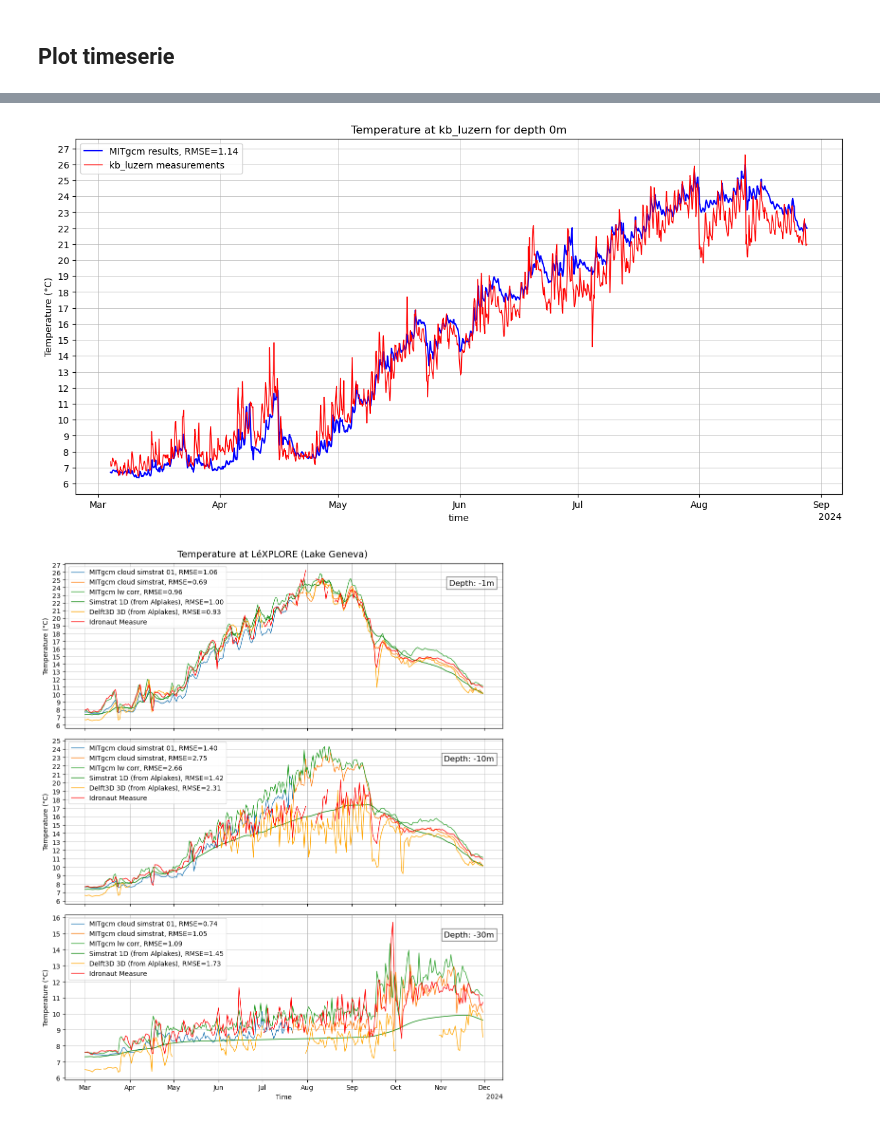
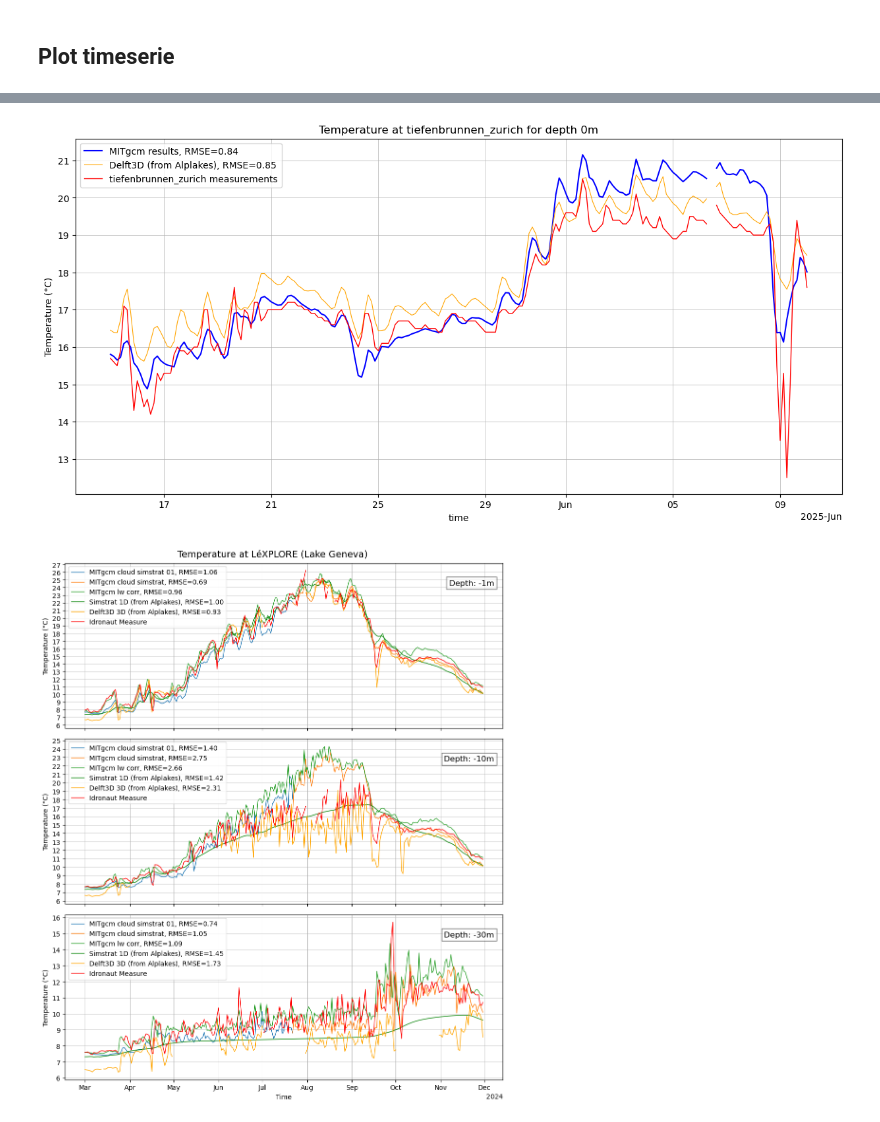
Before and after one commit to leroquan/plot_results, a Jupyter notebook: RMSE/ZH_compare_alp3d_alp1D_crop-mitgcm_meas.ipynb, the cells around one changed output, grey strips where cells are left out. Cells and saved outputs as stored; diff of their text form; code cells hidden in the pictures.

```diff
--- a/LU_compare_alp3d_alp1D_crop-mitgcm_meas.ipynb
+++ b/RMSE/ZH_compare_alp3d_alp1D_crop-mitgcm_meas.ipynb
@@ -60,5 +65,5 @@ Time series saved at: /storage/alplakes_test/Soren/lake_lu/100m/march_oct_2024/c
 # %%
-output_dir = "/storage/alplakes_test/Soren/lake_lu/100m/march_oct_2024/crop_output"
+output_dir = "/storage/alplakes_test/Soren/lake_zh/2025/crop_output"
 output_file = os.path.join(output_dir, f"{sta_name}_cropped.nc")
 xr_mitgcm =  xr.open_dataset(output_file)
 print(f'XC: {xr_mitgcm.XC.values}, YC: {xr_mitgcm.YC.values}')
@@ -85,4 +90,6 @@ xr_mitgcm_merged = xr.concat([xr_mitgcm[0], xr_mitgcm[1]], dim='time')
 # %%
 start_date = pd.to_datetime(xr_mitgcm['time'].values[0]).to_pydatetime()  #datetime(2024, 1, 1, 0, 0, 0)
 end_date = pd.to_datetime(xr_mitgcm['time'].values[-1]).to_pydatetime() #datetime(2025, 1, 1, 0, 0, 0)
-start_date
+
+select_date = datetime(2025, 5, 15)
+xr_mitgcm = xr_mitgcm.sel(time=slice(select_date, end_date))
@@ -170,7 +187,7 @@ def resample_all_timeseries(time_step, depth_plot, max_gap_allowed):
         freq=time_step
     )
     common_time_axis = pd.to_datetime(common_time_axis).tz_localize(None)
-    meas_selected = xr_measure['temperature']
+    meas_selected = xr_measure['water_temperature']
     print(meas_selected['time'])
     meas_selected['time'] = pd.to_datetime(meas_selected['time'].values).tz_localize(None)
     meas_interp = interpolate_to_time_axis(meas_selected, common_time_axis, max_gap_allowed)
@@ -179,19 +196,19 @@ def resample_all_timeseries(time_step, depth_plot, max_gap_allowed):
     #simstrat_selected = simstrat_data['temperature'].sel(depth=-depth_plot, method='nearest').sel(time=slice(start_date,end_date))
     #simstrat_interp = interpolate_to_time_axis(simstrat_selected, common_time_axis, max_gap_allowed)
 
-    #alplakes_selected = load_alplakes_3d(sta_name, depth_plot)['temperature']
-    #alplakes_selected['time'] = pd.to_datetime(alplakes_selected['time'].values).tz_localize(None)
-    #alplakes_selected = alplakes_selected.sortby('time')
-    #print(alplakes_selected['time'])
-    #alplakes_interp = interpolate_to_time_axis(alplakes_selected, common_time_axis, max_gap_allowed)
-    #print('alplakes interpolated')
+    alplakes_selected = load_alplakes_3d(sta_name, depth_plot)['temperature']
+    alplakes_selected['time'] = pd.to_datetime(alplakes_selected['time'].values).tz_localize(None)
+    alplakes_selected = alplakes_selected.sortby('time')
+    print(alplakes_selected['time'])
+    alplakes_interp = interpolate_to_time_axis(alplakes_selected, common_time_axis, max_gap_allowed)
+    print('alplakes interpolated')
     mitgcm_interp = []
 
     mitgcm_selected=xr_mitgcm['THETA'].sel(Z=depth_plot, method='nearest')
     mitgcm_interp_time = interpolate_to_time_axis(mitgcm_selected, common_time_axis, max_gap_allowed)
     mitgcm_interp.append(mitgcm_interp_time)
     print('mitgcm results interpolated')
-    return meas_interp, mitgcm_interp#, alplakes_interp,simstrat_interp
+    return meas_interp, mitgcm_interp, alplakes_interp#,simstrat_interp
 # %% [markdown]
 ## Compute RMSE
 # %%
@@ -214,16 +231,16 @@ time_step = '3h'
 depth_plot=-0 # Value should be negative !!
 max_gap_allowed = np.timedelta64(3, 'h')
 
-meas_interp, mitgcm_interp = resample_all_timeseries(time_step, depth_plot, max_gap_allowed)
+meas_interp, mitgcm_interp, alplakes_interp = resample_all_timeseries(time_step, depth_plot, max_gap_allowed)
 
 #matches the nan from delft3d to the measurements and mitgcm results
-#mitgcm_interp[0] = mitgcm_interp[0].where(~np.isnan(alplakes_interp))
+mitgcm_interp[0] = mitgcm_interp[0].where(~np.isnan(alplakes_interp))
 mitgcm_interp[0] = mitgcm_interp[0].where(~np.isnan(meas_interp))
-#meas_interp = meas_interp.where(~np.isnan(alplakes_interp))
+meas_interp = meas_interp.where(~np.isnan(alplakes_interp))
 meas_interp = meas_interp.where(~np.isnan(mitgcm_interp[0]))
-#alplakes_interp = alplakes_interp.where(~np.isnan(meas_interp))
-#alplakes_interp = alplakes_interp.where(~np.isnan(mitgcm_interp[0]))
+alplakes_interp = alplakes_interp.where(~np.isnan(meas_interp))
+alplakes_interp = alplakes_interp.where(~np.isnan(mitgcm_interp[0]))
 
 #calculates the rsme
-rmse_mitgcm = compute_rmse_all_timeseries(meas_interp, mitgcm_interp)#,alplakes_interp)
+rmse_mitgcm, rmse_alplakes = compute_rmse_all_timeseries(meas_interp, mitgcm_interp,alplakes_interp)
 # %% [output]
@@ -238,25 +263,25 @@ mitgcm results interpolated
 # %%
 %matplotlib inline
 plt.close('all')
 fig, ax = plt.subplots(1,1,figsize=(15, 7))
 
 
 mitgcm_interp[0].plot(label=f'{mitgcm_labels}, RMSE={rmse_mitgcm[0]:.2f}', color='b')
 
 #simstrat_interp.plot(label=f'Simstrat 1D (from Alplakes), RMSE={rmse_simstrat:.2f}', color='g')
-#alplakes_interp.plot(label=f'Delft3D (from Alplakes), RMSE={rmse_alplakes:.2f}', color='orange',linewidth=0.8)
+alplakes_interp.plot(label=f'Delft3D (from Alplakes), RMSE={rmse_alplakes:.2f}', color='orange',linewidth=0.8)
 meas_interp.plot(label=f'{sta_name} measurements', color='r', lw=1)
 
 plt.grid(True, which='both', linestyle='-', linewidth=0.5)
 plt.legend()
 ax.yaxis.set_major_locator(ticker.MultipleLocator(1))
 plt.ylabel('Temperature (°C)')
 plt.title(f"Temperature at {sta_name} for depth {depth_plot}m")
 
-plt.savefig(rf"output_plots/RSME_{sta_name}_{depth_plot}m_100.png")
+plt.savefig(rf"output_plots/RSME_{sta_name}_{depth_plot}m_2025_zoom.png")
 plt.show()
 # %% [output]
-[figure, old version]
+[figure, new version]
 # %%
 %matplotlib inline
 # Flush old figures
```
Also changed, not shown: parts of 8 cells of this notebook, 10 other files.
